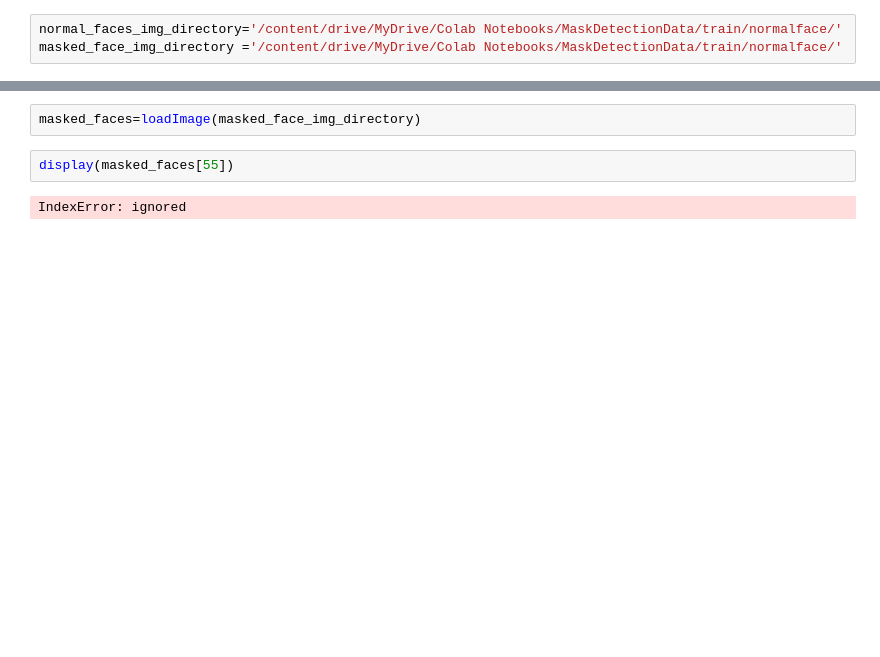
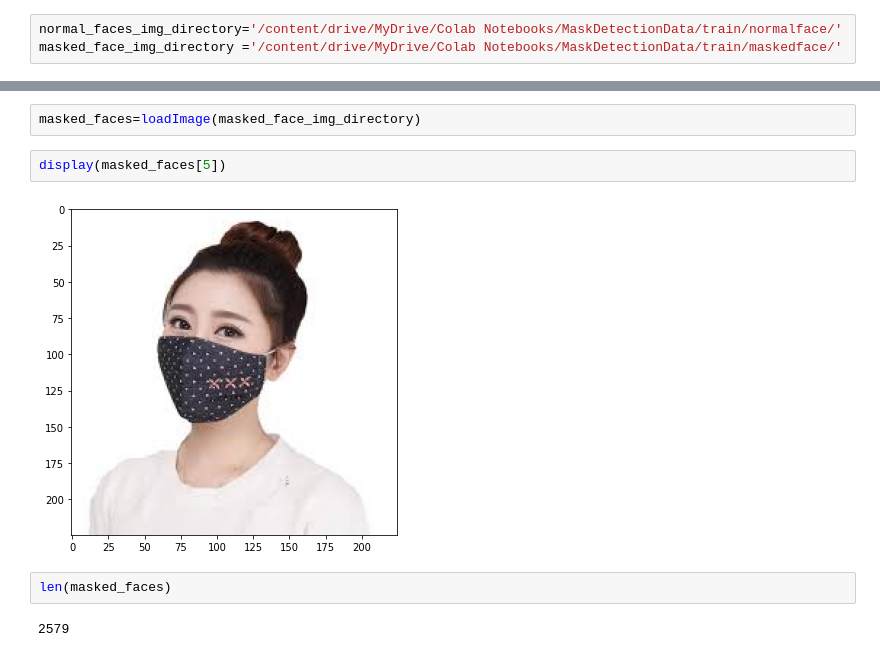
Before and after one commit to nilborun/facemaskeddetection, a Jupyter notebook: MaskDetection.ipynb, the cells around one changed output, grey strips where cells are left out. Drawn from its saved outputs; the diff is of its cells as text; blank space fills up the shorter version.

```diff
--- a/MaskDetection.ipynb
+++ b/MaskDetection.ipynb
@@ -10,6 +16,6 @@ import os
 # %%
 normal_faces_img_directory='/content/drive/MyDrive/Colab Notebooks/MaskDetectionData/train/normalface/'
-masked_face_img_directory ='/content/drive/MyDrive/Colab Notebooks/MaskDetectionData/train/normalface/'
+masked_face_img_directory ='/content/drive/MyDrive/Colab Notebooks/MaskDetectionData/train/maskedface/'
 # %%
 def display(img):
   fig = plt.figure(figsize=(8,6))
@@ -44,6 +50,10 @@ IndexError: ignored
 # %%
 masked_faces=loadImage(masked_face_img_directory)
 # %%
-display(masked_faces[55])
+display(masked_faces[5])
 # %% [output]
-IndexError: ignored
+[figure, added]
+# %%
+len(masked_faces)
+# %% [output]
+2579
```
Also changed, not shown: parts of 2 cells of this notebook.
